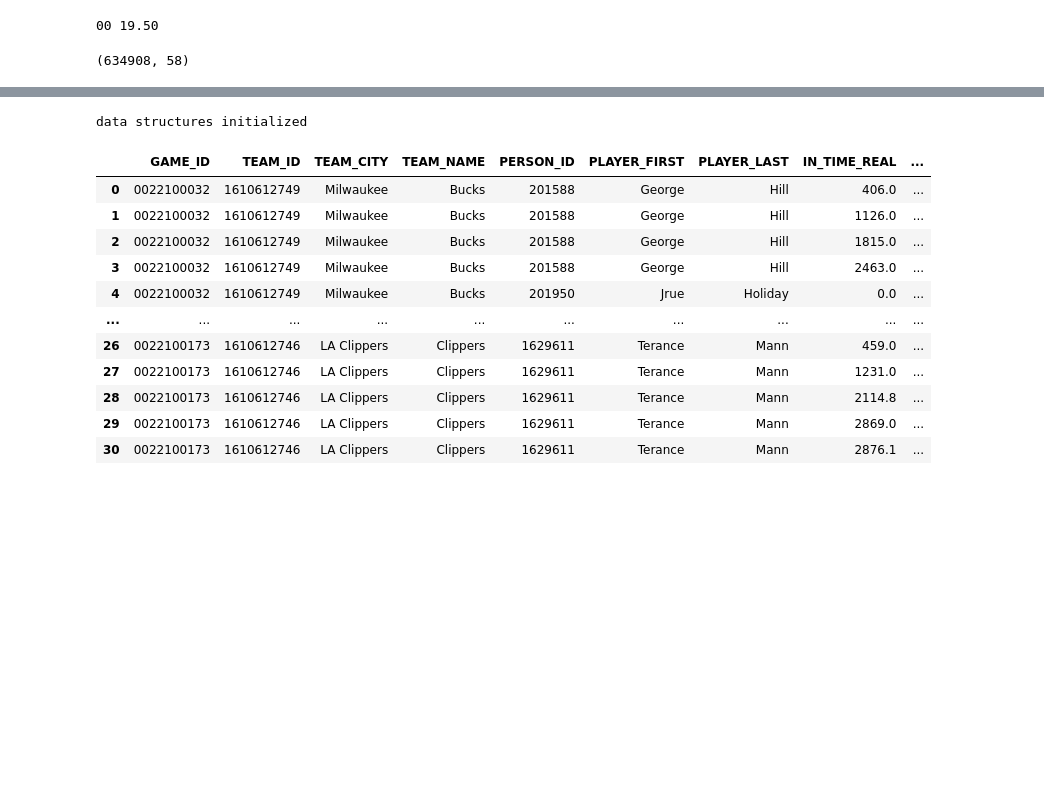
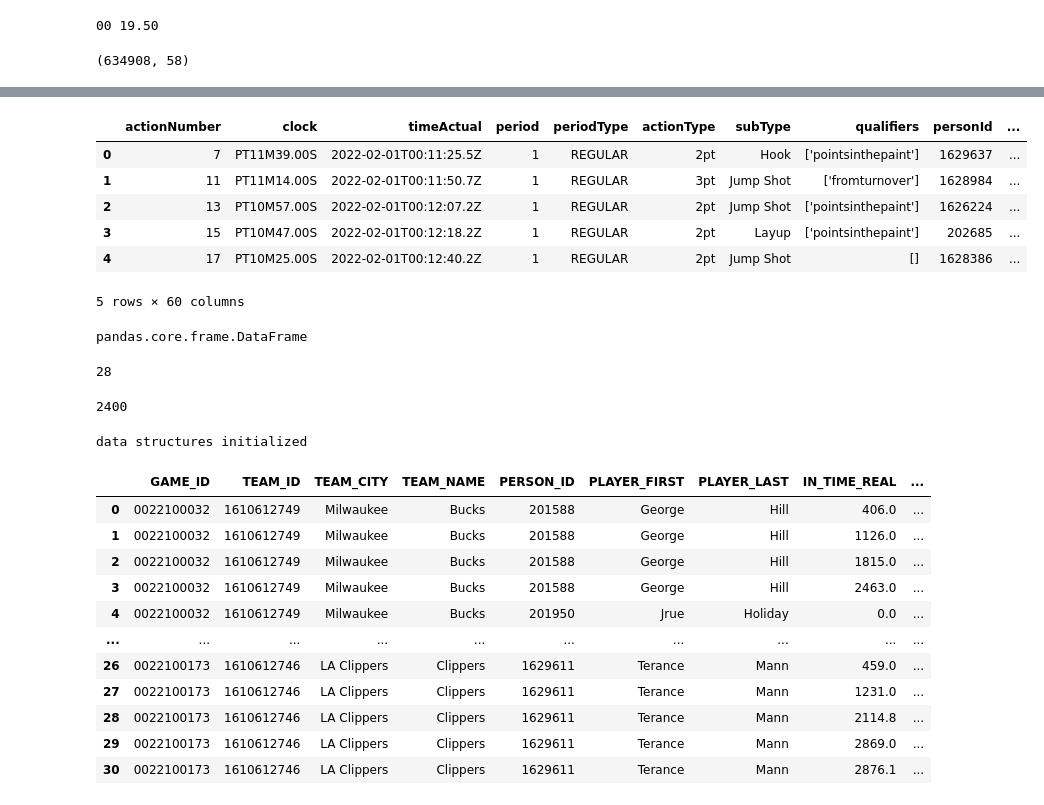
Before and after one commit to SpecCRA/nba_defenders_and_shot_distance, a Jupyter notebook: notebooks/eda.ipynb, the cells around one changed output, grey strips where cells are left out. Drawn from its saved outputs; the diff is of its cells as text; code cells hidden in the pictures; blank space fills up the shorter version.

```diff
--- a/notebooks/eda.ipynb
+++ b/notebooks/eda.ipynb
@@ -289,10 +289,7 @@ def round_to_int(pbp):
 # conditions: under 8 minutes in 4th quarter, lead is 20 points one way
 # risk: removed incredible comebacks
 # remove any actions that do not include a shot
-eight_mins_left = 8 * 60
-pbp = (pbp[
-        ~((pbp['period'] == 4) & (pbp['time'] >= eight_mins_left) & (pbp['abScoreMargin'] >= 20))
-    ]
+pbp = (pbp
        .dropna(subset=['shotDistance'])
        .query('shotDistance <= 50')
        .pipe(round_to_int))
@@ -309,3 +298,43 @@ pbp.sample(5)
+# %%
+# remove garbage time
+game_ids = list(pbp['game_id'].unique())
+garbage_rows = pd.DataFrame()
+
+eight_mins_left = 4*60 + 12*60*3
+
+for game in game_ids:
+    game_slice = pbp[pbp['game_id'] == game].sort_values(by='time')
+    end_of_game = game_slice[game_slice['time'] >= eight_mins_left]
+    if len(end_of_game) == 0:
+        continue
+    elif end_of_game.head().iloc[0]['abScoreMargin'] >= 20:
+        garbage_rows = pd.concat([end_of_game, garbage_rows])
+# %%
+test_merge = pd.merge(pbp, garbage_rows, how='outer', indicator=True)#.loc[pbp['_merge'] == 'left_only']
+test_merge = test_merge[test_merge['_merge'] == 'left_only']
+test_merge.head()
+# %% [output]
+|  | actionNumber | clock | timeActual | period | periodType | actionType | subType | qualifiers | personId | ... |
+| 0 | 7 | PT11M39.00S | 2022-02-01T00:11:25.5Z | 1 | REGULAR | 2pt | Hook | ['pointsinthepaint'] | 1629637 | ... |
+| 1 | 11 | PT11M14.00S | 2022-02-01T00:11:50.7Z | 1 | REGULAR | 3pt | Jump Shot | ['fromturnover'] | 1628984 | ... |
+| 2 | 13 | PT10M57.00S | 2022-02-01T00:12:07.2Z | 1 | REGULAR | 2pt | Jump Shot | ['pointsinthepaint'] | 1626224 | ... |
+| 3 | 15 | PT10M47.00S | 2022-02-01T00:12:18.2Z | 1 | REGULAR | 2pt | Layup | ['pointsinthepaint'] | 202685 | ... |
+| 4 | 17 | PT10M25.00S | 2022-02-01T00:12:40.2Z | 1 | REGULAR | 2pt | Jump Shot | [] | 1628386 | ... |
+5 rows × 60 columns
+# %%
+type(test_merge.drop(columns='_merge'))
+# %% [output]
+pandas.core.frame.DataFrame
+# %%
+test_game_slice = pbp[pbp['game_id'] == game_ids[1]].sort_values(by='time')
+eight_mins_left = 4*60 + 12*60*3
+test_game_slice[test_game_slice['time'] >= (eight_mins_left)].head().iloc[0]['abScoreMargin']
+# %% [output]
+28
+# %%
+eight_mins_left
+# %% [output]
+2400
 # %%
 # look at games with gobert
 pbp_w_player = pd.DataFrame()
```
Also changed, not shown: parts of 11 cells of this notebook, 17 other files.
